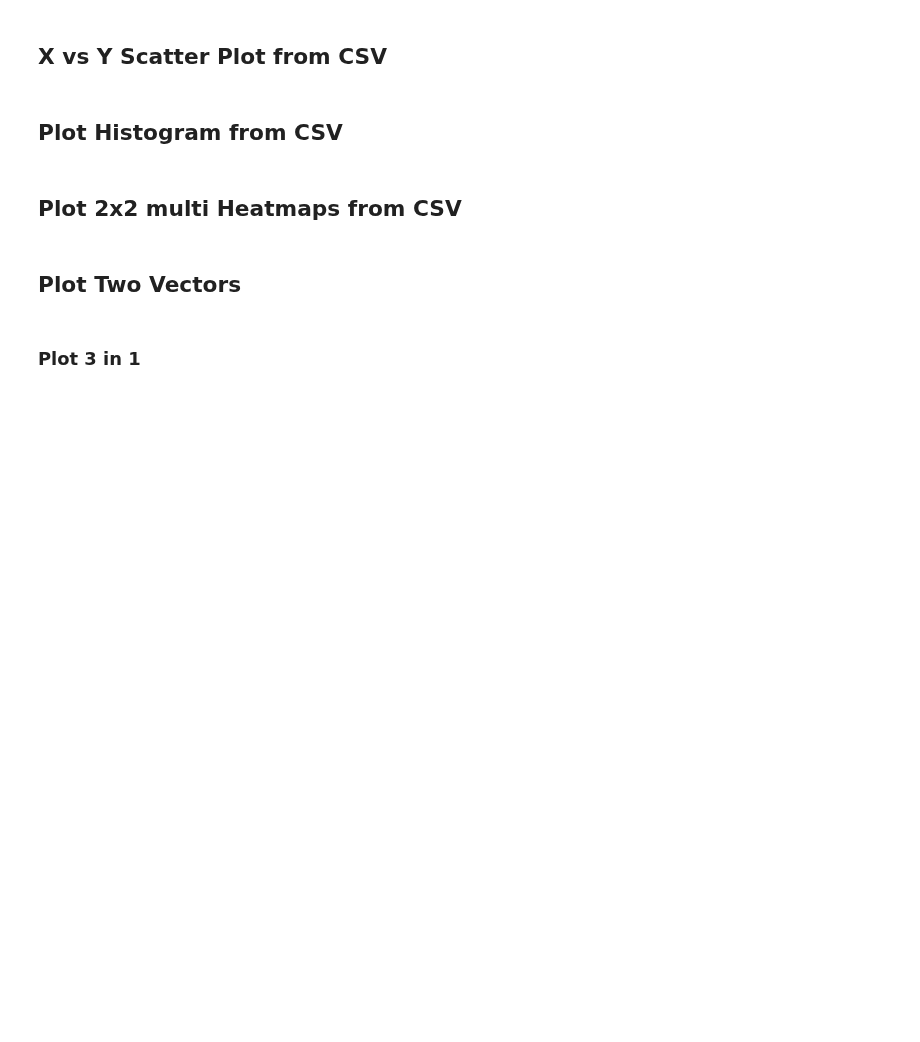
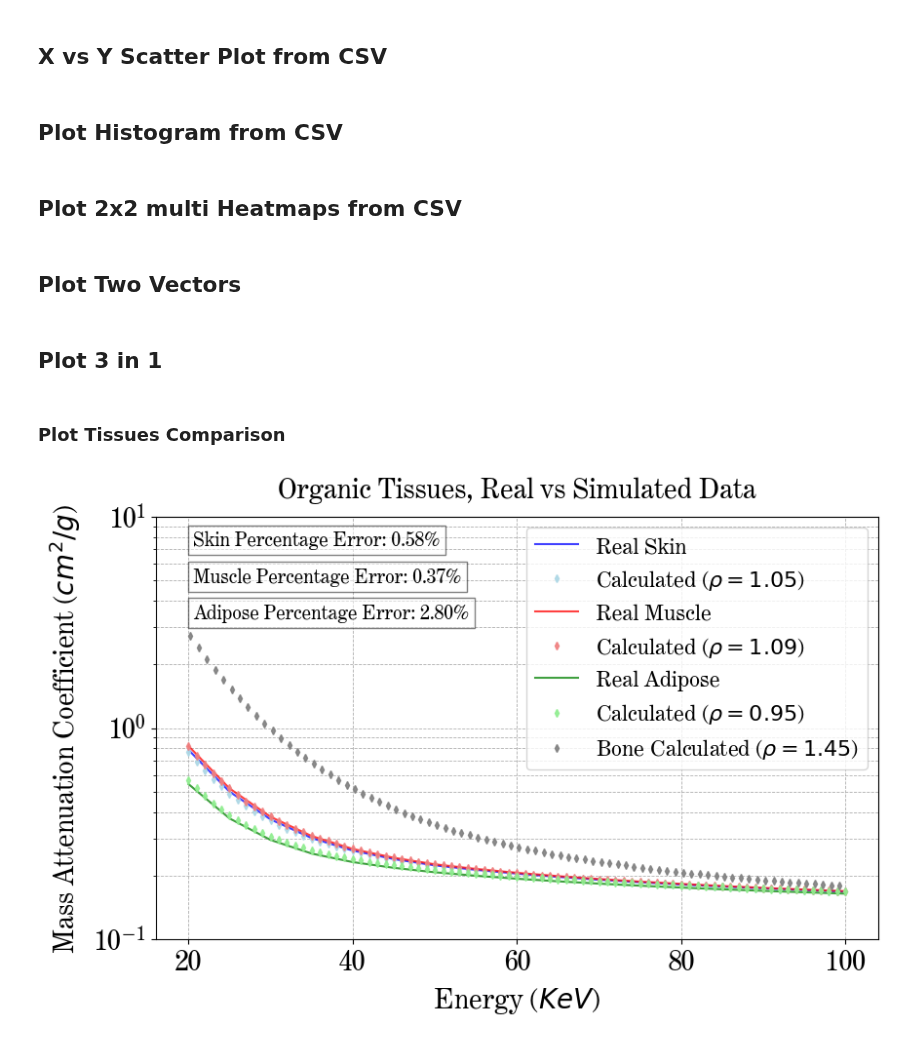
Before and after one commit to miguelcomett/G4_IFI-Team_2024, a Jupyter notebook: miguelcomett/Plots from CSV.ipynb, the cells around one changed output. Drawn from its saved outputs; the diff is of its cells as text; code cells hidden in the pictures; blank space fills up the shorter version.

```diff
--- a/miguelcomett/Plots from CSV.ipynb
+++ b/miguelcomett/Plots from CSV.ipynb
@@ -231,7 +231,7 @@ save_as = "sizes.png"
 
 plot_xy(x, y1, y2, y3, title, x_label, y_label)
 # %% [markdown]
-### Plot 3 in 1
+## Plot 3 in 1
 # %%
 import pandas as pd
 import matplotlib.pyplot as plt
@@ -330,3 +330,5 @@ y_label = r"Mass Attenuation Coefficient ($cm^2/g$)"
 save_as = 'AtCoeff_SoftTissues'
 
 Plot_3in1(directory, csv_1, csv_2, x_branch_1, y_branch_1, title, x_label, y_label, save_as)
+# %% [markdown]
+### Plot Tissues Comparison
@@ -332,0 +420,12 @@ Plot_3in1(directory, csv_1, csv_2, x_branch_1, y_branch_1, title, x_label, y_lab
+# %%
+directory = ''
+
+title   = r"Organic Tissues, Real vs Simulated Data"
+x_label = r"Energy ($KeV$)"
+y_label = r"Mass Attenuation Coefficient ($cm^2/g$)"
+
+save_as = 'a'
+
+Plot1_Coeff(directory, title, x_label, y_label, save_as)
+# %% [output]
+[figure, added]
```
Also changed, not shown: parts of 2 cells of this notebook, 9 other files.
